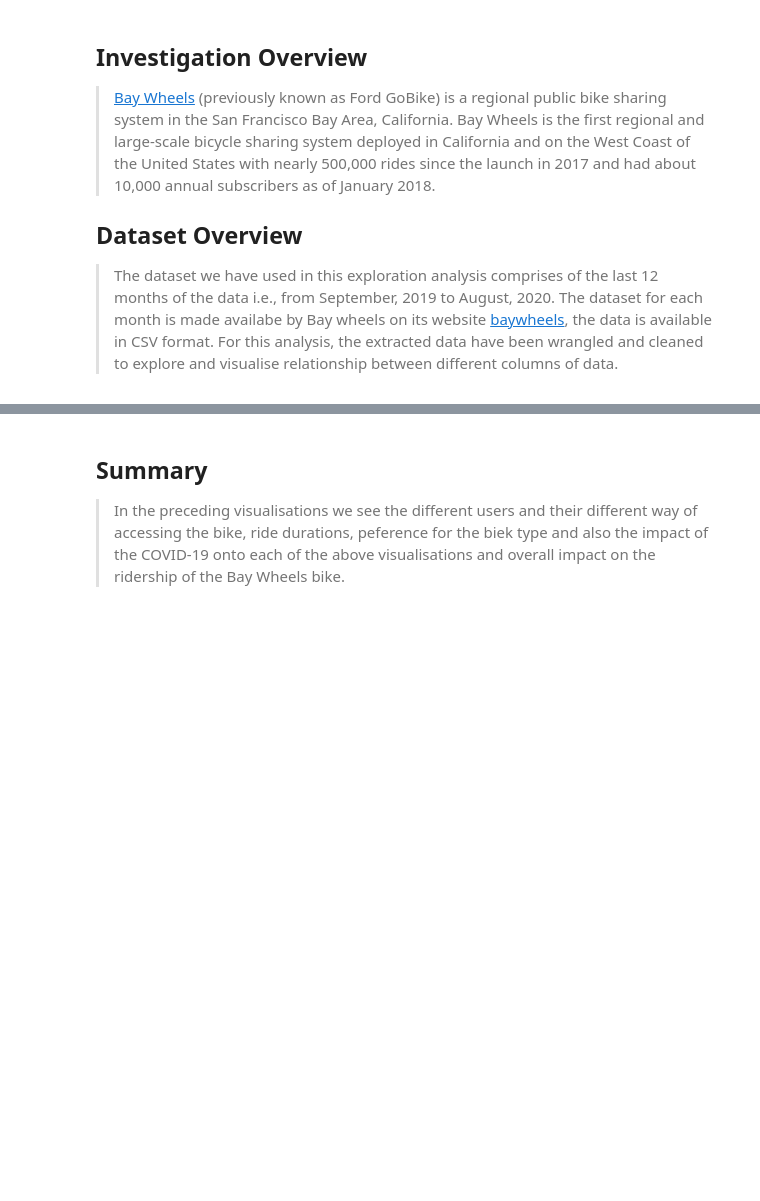
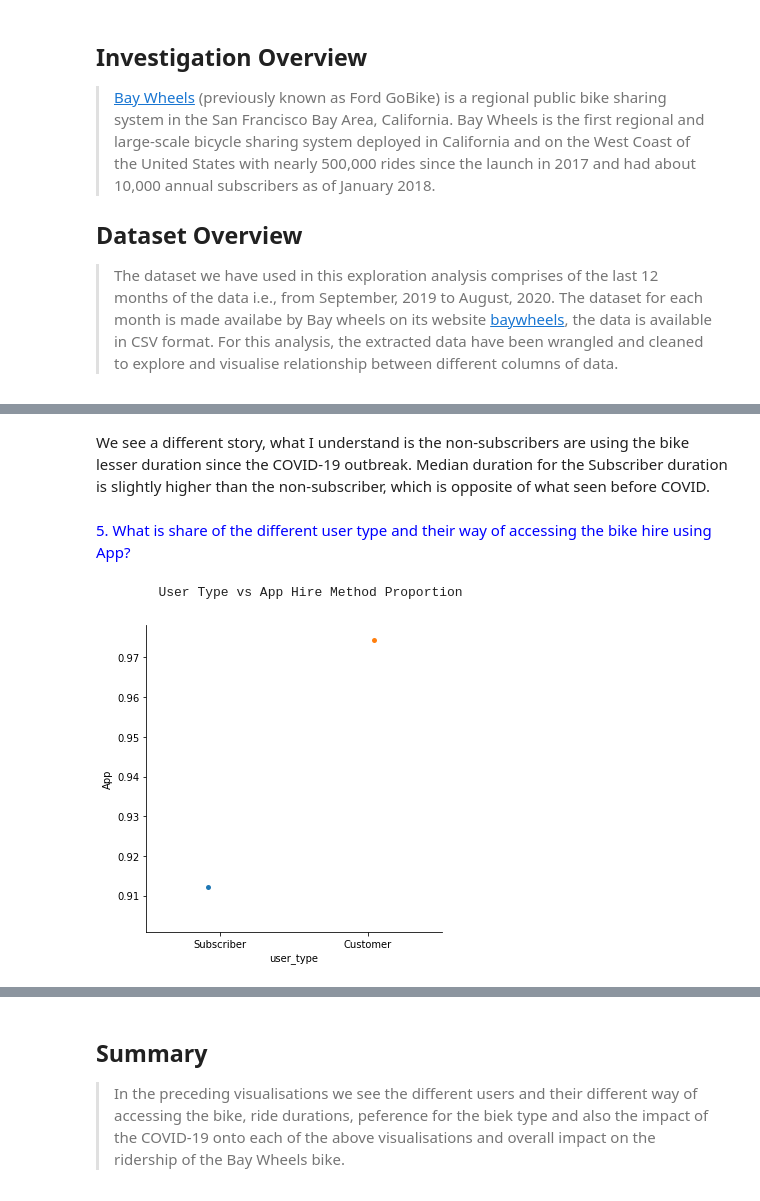
Before and after one commit to anandsimer/Communicate-Data-Findings, a Jupyter notebook: slide_deck.ipynb, the cells around one changed output, grey strips where cells are left out. Cells and saved outputs as stored; diff of their text form; code cells hidden in the pictures; blank space fills up the shorter version.

```diff
--- a/slide_deck.ipynb
+++ b/slide_deck.ipynb
@@ -15,6 +15,7 @@
 import numpy as np
 import pandas as pd
 import matplotlib.pyplot as plt
+from IPython.display import display, Markdown
 import plotly.express as px
 import seaborn as sb
 import os
@@ -25,6 +26,10 @@ import glob
 # suppress warnings from final output
 import warnings
 warnings.simplefilter("ignore")
+
+def printmd(string, color=None):
+    colorstr = "<span style='color:{}'>{}</span>".format(color, string)
+    display(Markdown(colorstr))
 # %%
 # load in the dataset into a pandas dataframe
 # file name : fordbike_master.csv
@@ -193,0 +161,2 @@ graph = sb.catplot(data=proportion_df, x="user_type", y="Clipper")
+# %% [markdown]
+We see a different story, what I understand is the non-subscribers are using the bike lesser duration since the COVID-19 outbreak. Median duration for the Subscriber duration is slightly higher than the non-subscriber, which is opposite of what seen before COVID.
@@ -193,0 +195,11 @@ graph = sb.catplot(data=proportion_df, x="user_type", y="Clipper")
+# %%
+# Plotting the above dataframe with the proportion values.
+header = '5. What is share of the different user type and their way of accessing the bike hire using App?'
+printmd(header, color='Blue')
+
+print('\n\n\tUser Type vs App Hire Method Proportion')
+graph = sb.catplot(data=proportion_df, x="user_type", y="App");
+# %% [output]
+<span style='color:Blue'>5. What is share of the different user type and their way of accessing the bike hire using App?</span>
+        User Type vs App Hire Method Proportion
+[figure, added]
```
Also changed, not shown: parts of 36 cells of this notebook.
